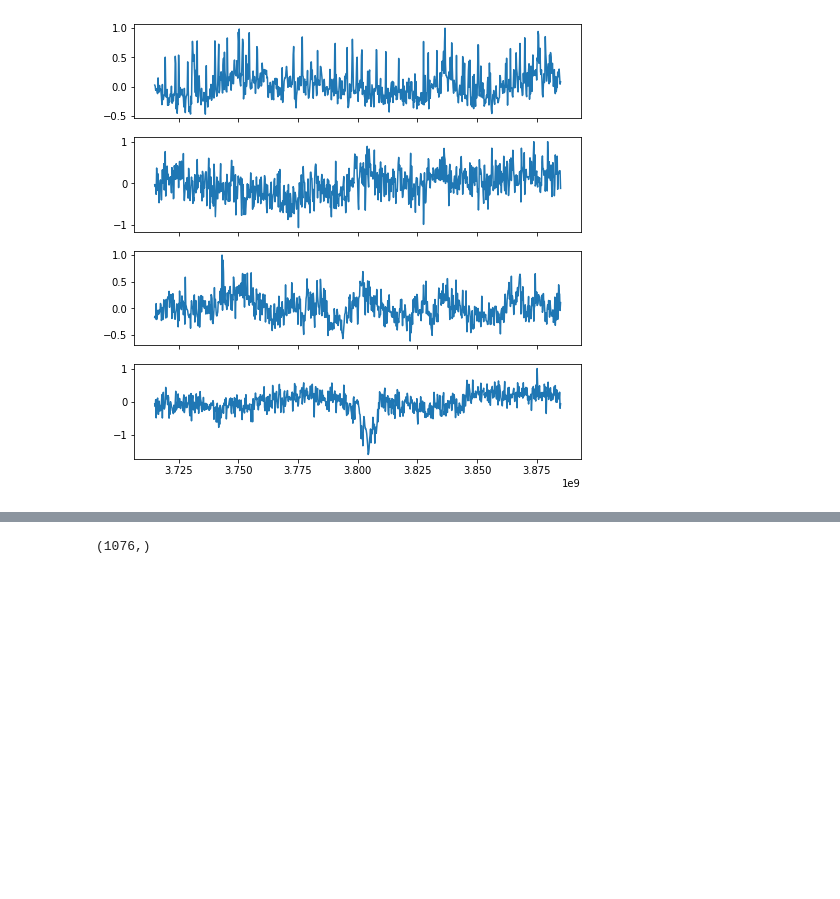
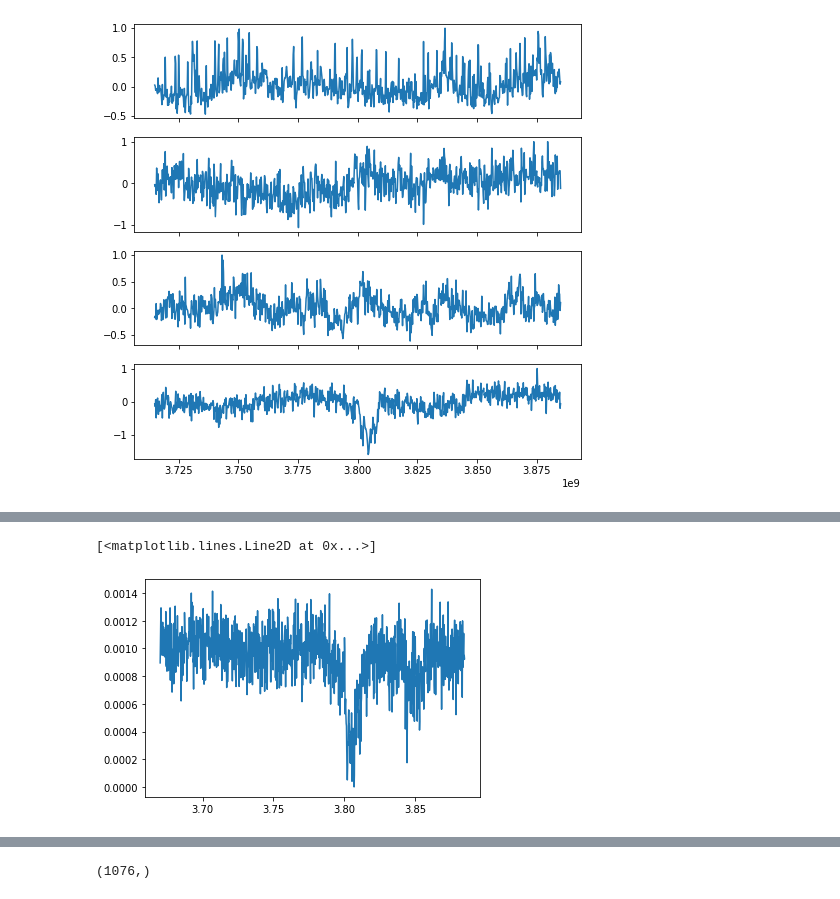
Before and after one commit to ooovector/qsweepy-notebooks, a Jupyter notebook: Fitting 11-qubit bands.ipynb, the cells around one changed output, grey strips where cells are left out. Cells and saved outputs as stored; diff of their text form; code cells hidden in the pictures; blank space fills up the shorter version.

```diff
--- a/Fitting 11-qubit bands.ipynb
+++ b/Fitting 11-qubit bands.ipynb
@@ -1005,4 +1111,4 @@ def data_ex(prep=True):
         z=m.datasets['S-parameter'].data
         med = np.median(np.real(z))+1j*np.median(np.imag(z))
         z= z-med
-    return x,y/1e9, np.abs(z)
+    return x,y/1e9, np.abs(z),m
@@ -1017,3 +1193,23 @@ pylab import has clobbered these variables: ['datetime', 'plotting']
+# %%
+def data_ex_11q(resonator_id):
+    m = exdir_db_inst.select_measurement(measurement_type='two_tone',
+                                                 metadata={'num_resonant_qubits': '11',
+                                                           'resonator_id':str(resonator_id),
+                                                           'ex_qubit': '11',
+                                                           'lo_attenuation': -30,
+                                                          'pump_power':'-15.0'})
+#     m= exdir_db_inst.select_measurement_by_id(5573)
+    x = m.datasets['S-parameter'].parameters[1].values
+    y = m.datasets['S-parameter'].parameters[0].values
+    z=m.datasets['S-parameter'].data
+    return x,y, z,m
+# %%
+x,y,z,m = data_ex_11q(10)
+baseline = np.min(np.abs(np.mean(z, axis=0)))
+plt.plot(x/1e9, (np.abs(np.mean(z, axis=0))-baseline))
+# %% [output]
+[<matplotlib.lines.Line2D at 0x...>]
+[figure, added]
 # %%
 plot(range(len(z)),z)
 # %% [output]
```
Also changed, not shown: parts of 25 cells of this notebook, 11 other files.
